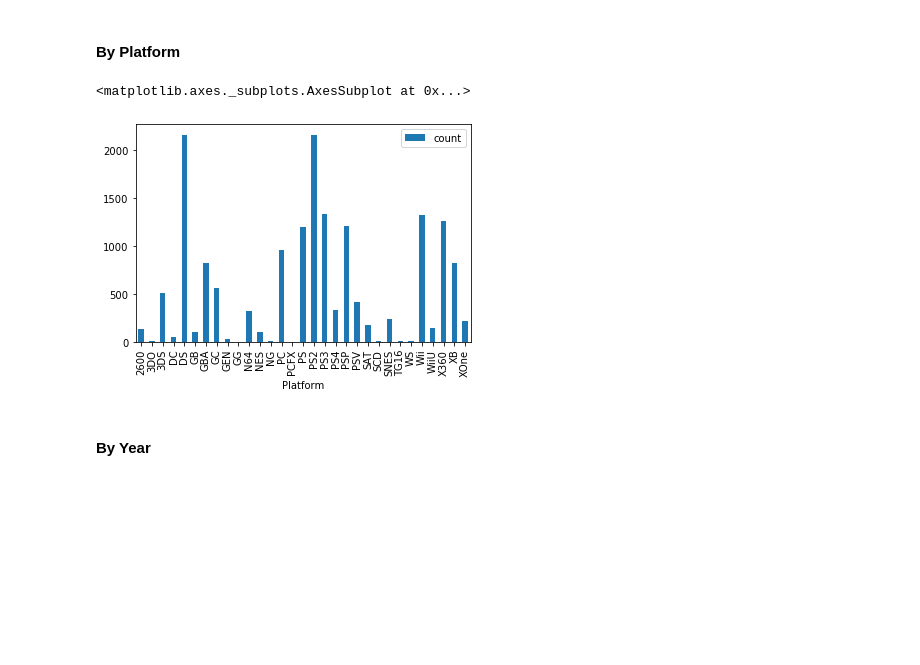
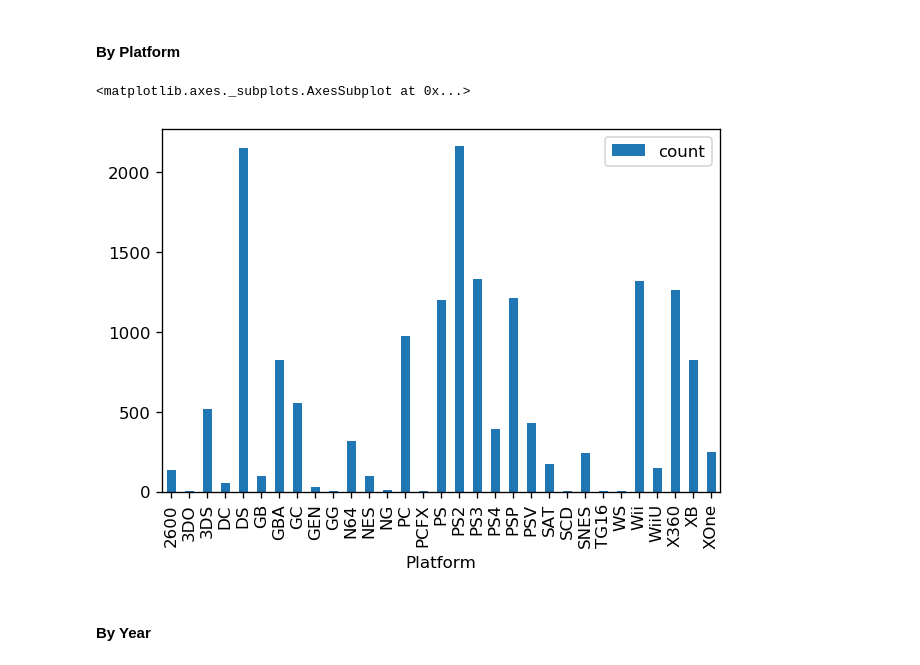
Before and after one commit to hoermannpaul/bgdspark, a Jupyter notebook: SparkSQL_Game_Sales.ipynb, the cells around one changed output. Cells and saved outputs as stored; diff of their text form; code cells hidden in the pictures; blank space fills up the shorter version.

```diff
--- a/SparkSQL_Game_Sales.ipynb
+++ b/SparkSQL_Game_Sales.ipynb
@@ -93,14 +100,16 @@ sales_data.createOrReplaceTempView('sales_data')
 # %%
 import matplotlib.pyplot as plt
 
 # enable matplotlib inline to work with jupyter notebooks
 %matplotlib inline
 
+# increase plot size to be able to actually see something
+plt.rcParams['figure.dpi'] = 120
 
 sales_data.groupBy("Platform").count().sort('Platform').toPandas().plot.bar(x='Platform',y='count')
 # %% [output]
 <matplotlib.axes._subplots.AxesSubplot at 0x...>
-[figure, old version]
+[figure, new version]
 # %% [markdown]
 #### By Year
 # %%
```
Also changed, not shown: parts of 35 cells of this notebook, 1 other file.
